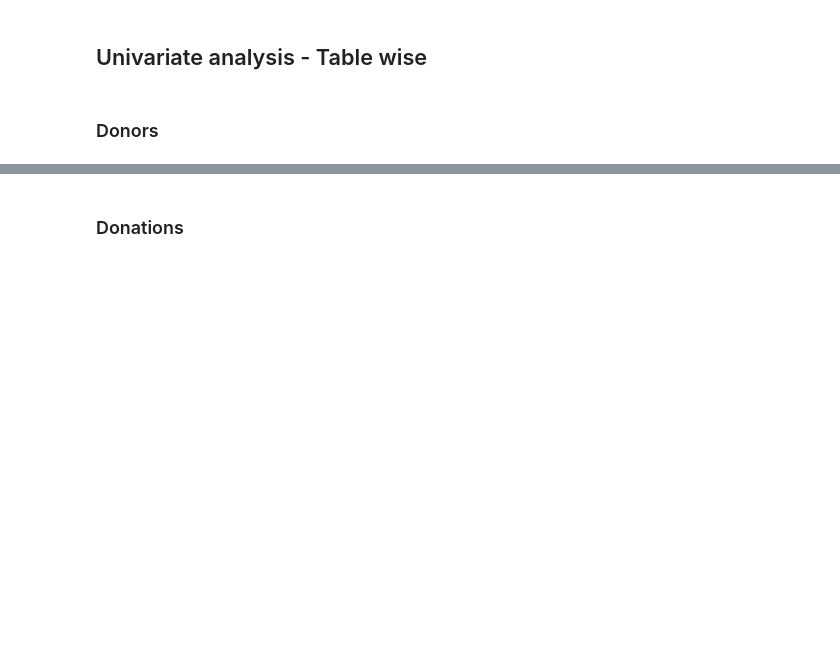
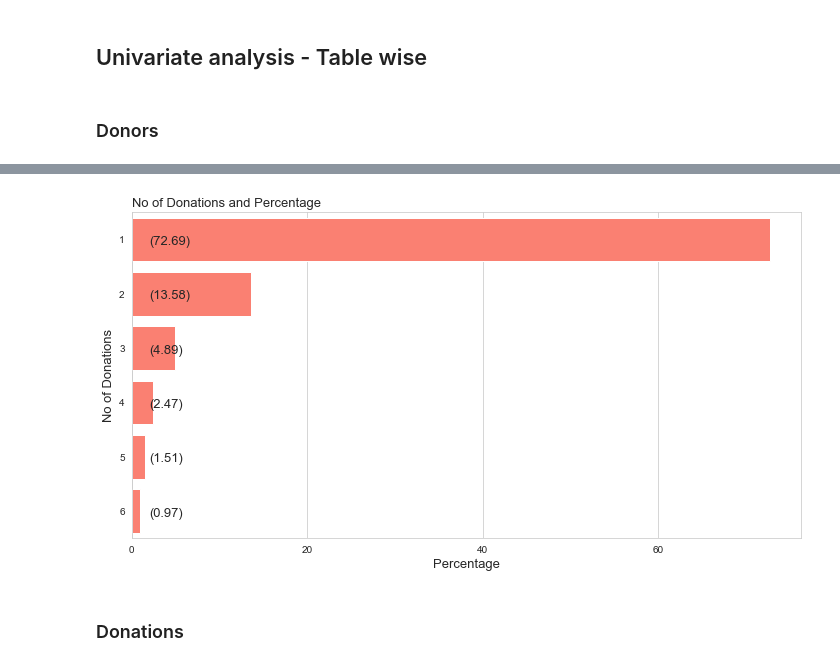
Before and after one commit to prasunshrestha/recommendation_system_for_donors, a Jupyter notebook: ADS_Social_Good_Recommender_System_Notebook.ipynb, the cells around one changed output, grey strips where cells are left out. Cells and saved outputs as stored; diff of their text form; code cells hidden in the pictures; blank space fills up the shorter version.

Commit message:
formatted

```diff
--- a/ADS_Social_Good_Recommender_System_Notebook.ipynb
+++ b/ADS_Social_Good_Recommender_System_Notebook.ipynb
@@ -270,3 +136,9 @@ Missing data in df_donations_raw:
 ## Univariate analysis - Table wise
 # %% [markdown]
 ### Donors
+# %%
+t1 = df_donations_raw['Donor ID'].value_counts().rename_axis('unique_values').reset_index(name='counts')
+t2 = t1["counts"].value_counts().rename_axis('No_of_donations').reset_index(name='No_of_donors')
+#t2['No_of_donations'] = t2['No_of_donations'].astype(str)
+t2['Percent'] = round((100 * t2['No_of_donors'] / t2['No_of_donors'].sum()),2)
+freq_donation_table = t2[:6]
@@ -273,2 +155,23 @@ Missing data in df_donations_raw:
+# %%
+sns.axes_style("ticks", {"xtick.major.size": 20, "ytick.major.size": 20})
+plt.figure(figsize=(12,6))
+ax = sns.barplot(x="Percent", y="No_of_donations",color="salmon", saturation=1, orient="h", data=freq_donation_table)
+ax.set_xlabel("Percentage", size = 13)
+ax.set_ylabel("No of Donations", size = 13)
+ax.set_title("No of Donations and Percentage", size = 13, loc = 'left')
+ax.set_xticks(ticks =(0,20,40,60))
+for p in ax.patches:
+    width = p.get_width()
+    plt.text(2, p.get_y()+0.55*p.get_height(),
+             '({:1.2f})'.format(width),size = 13,
+             ha='left', va='center')
+
+#for p in ax.patches:
+ #   width = p.get_width()
+  #  plt.text(2+p.get_width(), p.get_y()+0.55*p.get_height(),
+   #          '({:1.2f})'.format(width),
+    #         ha='left', va='center')
+# %% [output]
+[figure, added]
 # %% [markdown]
 ### Donations
```
Also changed, not shown: parts of 25 cells of this notebook.
